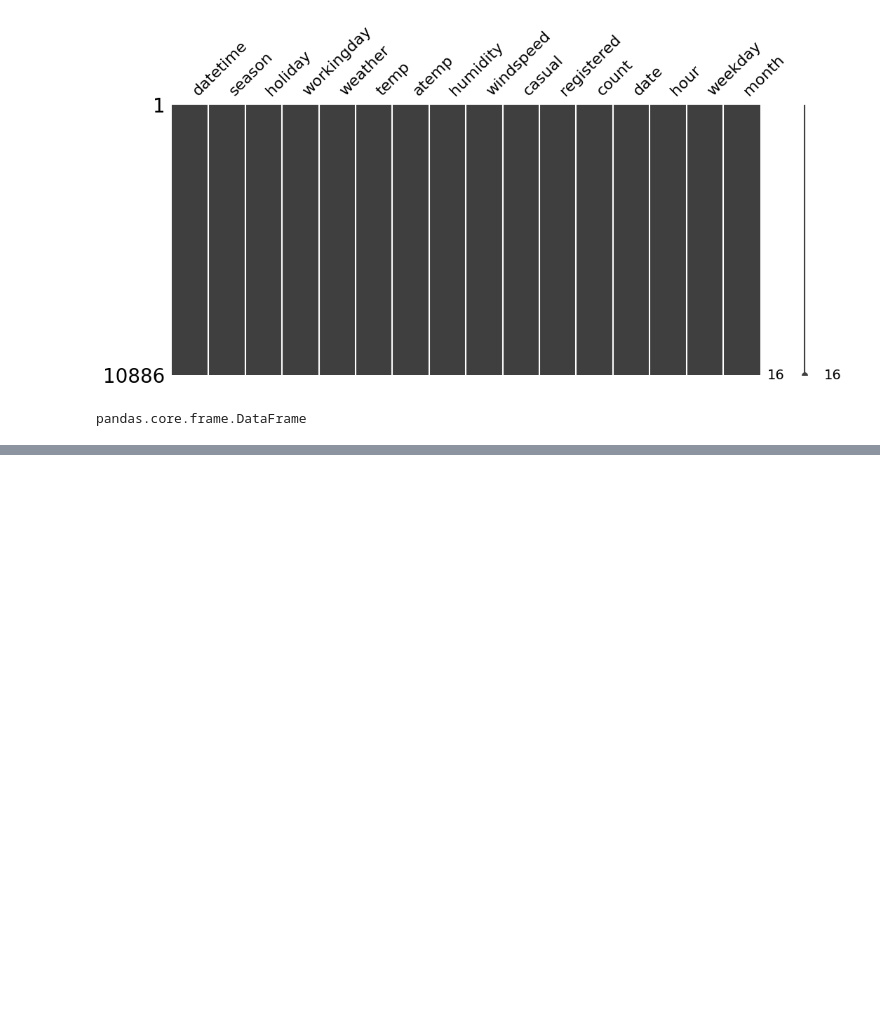
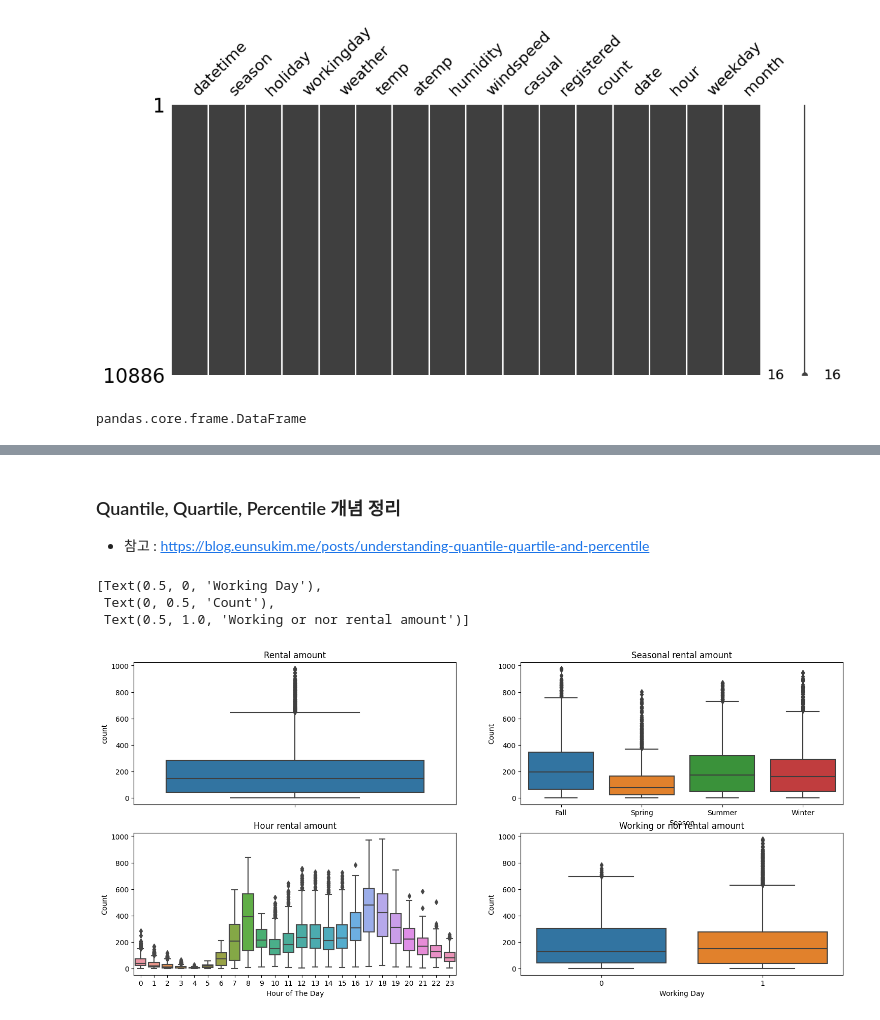
Before and after one commit to kimjeoungeun/my_study, a Jupyter notebook: Python_Study/0511/a_regtression_analysis3.ipynb, the cells around one changed output, grey strips where cells are left out. Drawn from its saved outputs; the diff is of its cells as text; code cells hidden in the pictures; blank space fills up the shorter version.

```diff
--- a/Python_Study/0511/a_regtression_analysis3.ipynb
+++ b/Python_Study/0511/a_regtression_analysis3.ipynb
@@ -221,0 +250,23 @@ df_train_1['dayofweek']=df_train_1['datetime'].dt.dayofweek
+# %% [markdown]
+### Quantile, Quartile, Percentile 개념 정리
+
+- 참고 : https://blog.eunsukim.me/posts/understanding-quantile-quartile-and-percentile
+# %%
+fig,axes=plt.subplots(nrows=2,ncols=2)
+fig.set_size_inches(18,8)
+
+sns.boxplot(data=df_train_1,y='count',orient='v', ax=axes[0][0])
+sns.boxplot(data=df_train_1,y='count',x='season', orient='v', ax=axes[0][1])
+sns.boxplot(data=df_train_1,y='count',x='hour', orient='v', ax=axes[1][0])
+sns.boxplot(data=df_train_1,y='count',x='workingday', orient='v', ax=axes[1][1])
+
+axes[0][0].set(ylabel='count',title='Rental amount')
+axes[0][1].set(xlabel='Season',ylabel='Count', title='Seasonal rental amount')
+axes[1][0].set(xlabel='Hour of The Day',ylabel='Count', title='Hour rental amount')
+axes[1][1].set(xlabel='Working Day',ylabel='Count', title='Working or nor rental amount')
+# 이상치가 많음, 이상치 처리가 필요
+# %% [output]
+[Text(0.5, 0, 'Working Day'),
+ Text(0, 0.5, 'Count'),
+ Text(0.5, 1.0, 'Working or nor rental amount')]
+[figure, added]
```
Also changed, not shown: parts of 74 cells of this notebook, 5 other files.
